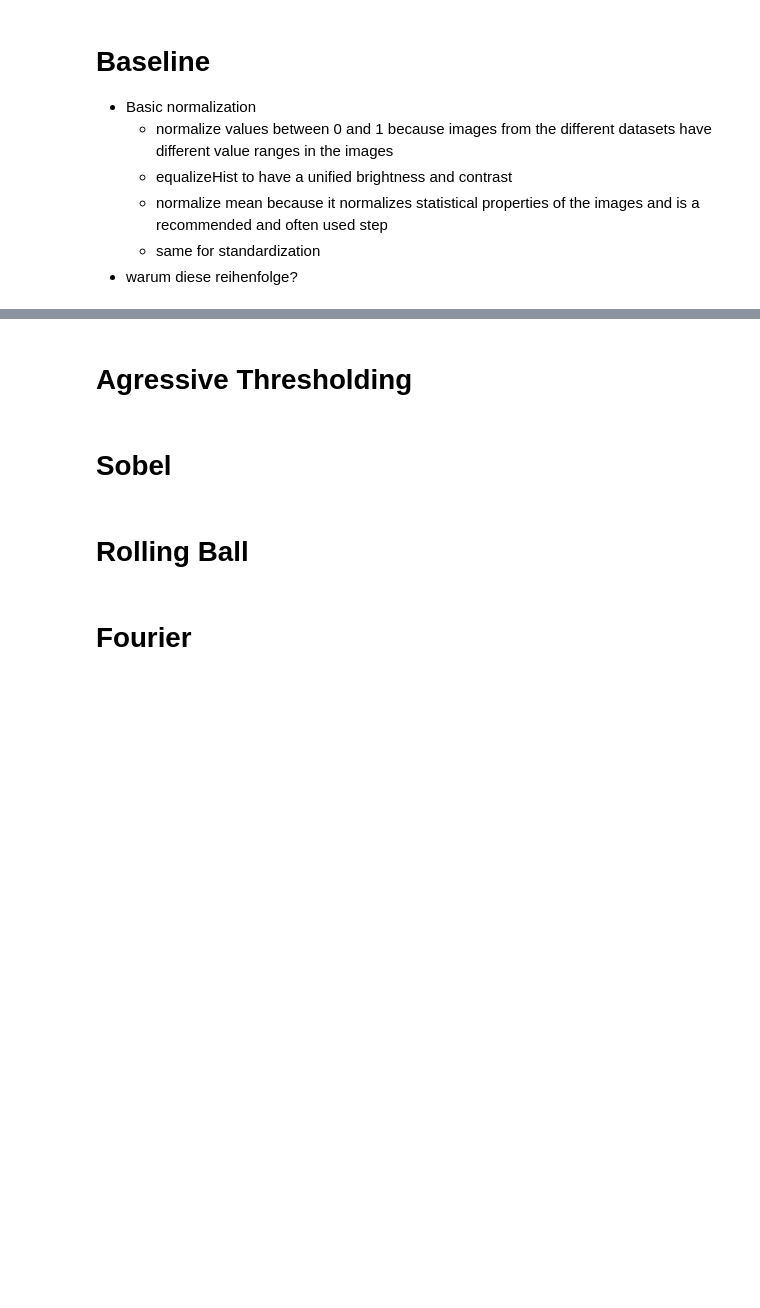
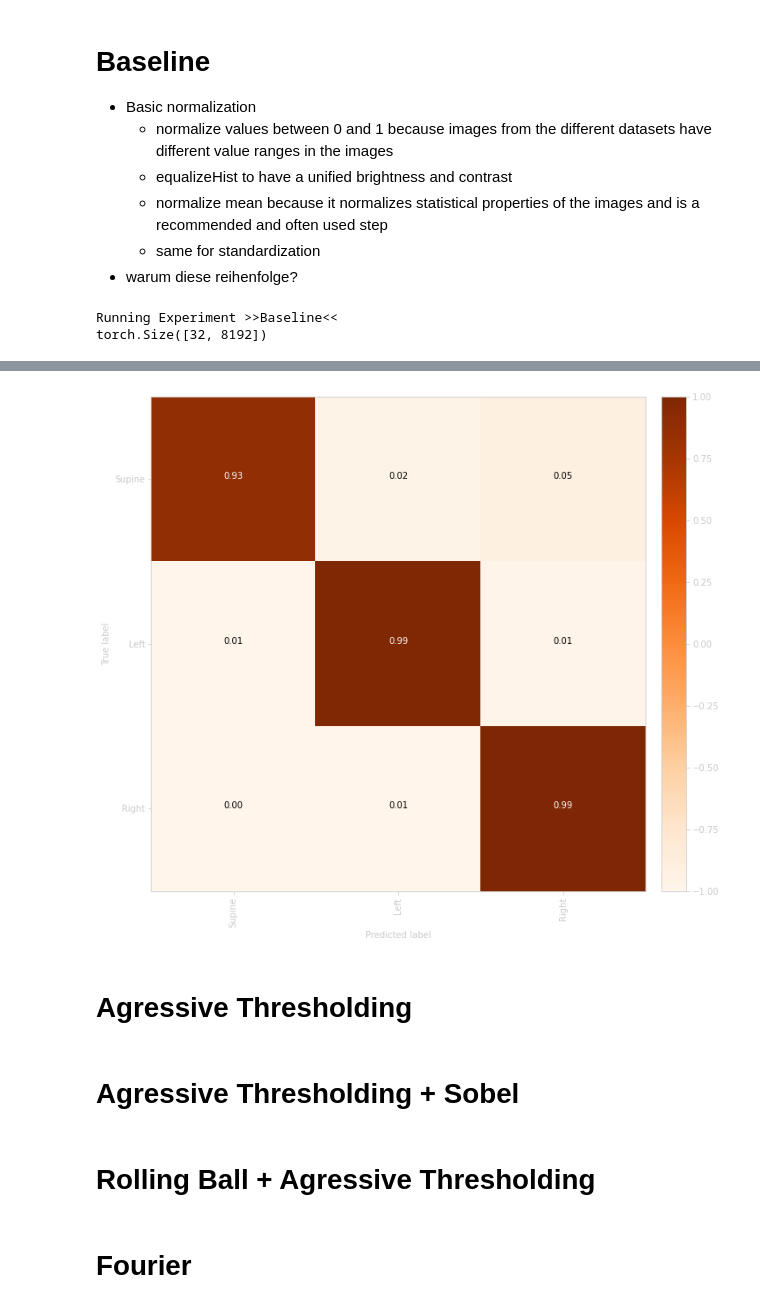
Before and after one commit to jb3rndt/wisemat-posture-classification, a Jupyter notebook: experiments.ipynb, the cells around one changed output, grey strips where cells are left out. Cells and saved outputs as stored; diff of their text form; code cells hidden in the pictures; blank space fills up the shorter version.

Commit message:
Experiment and Tensorboard

```diff
--- a/experiments.ipynb
+++ b/experiments.ipynb
@@ -20,11 +14,18 @@ slp = SLPDataset(train=True)
   - same for standardization
 - warum diese reihenfolge?
 # %%
-torchvision.transforms.Compose(
-    [
-        Resize((32, 64)),
-        Standardize(),
-        NormalizeValues(),
-        EqualizeHist(),
-    ]
-),
+normalization = [
+    Resize((32, 64)),
+    Standardize(),
+    NormalizeValues(),
+    EqualizeHist(),
+    Resize((64, 128)),
+    ToTensor(),
+]
+
+baseline = Experiment("Baseline", normalization)
+# %%
+baseline.run()
+# %% [output]
+Running Experiment >>Baseline<<
+torch.Size([32, 8192])
@@ -31,3 +51,4 @@ torchvision.transforms.Compose(
+[figure, added]
 # %% [markdown]
 # Agressive Thresholding
 # %%
@@ -44,3 +63,3 @@ torchvision.transforms.Compose(
 # %% [markdown]
-# Sobel
+# Agressive Thresholding + Sobel
 # %%
@@ -59,3 +76,3 @@ torchvision.transforms.Compose(
 # %% [markdown]
-# Rolling Ball
+# Rolling Ball + Agressive Thresholding
 # %%
```
Also changed, not shown: parts of 12 cells of this notebook, 8 other files.
